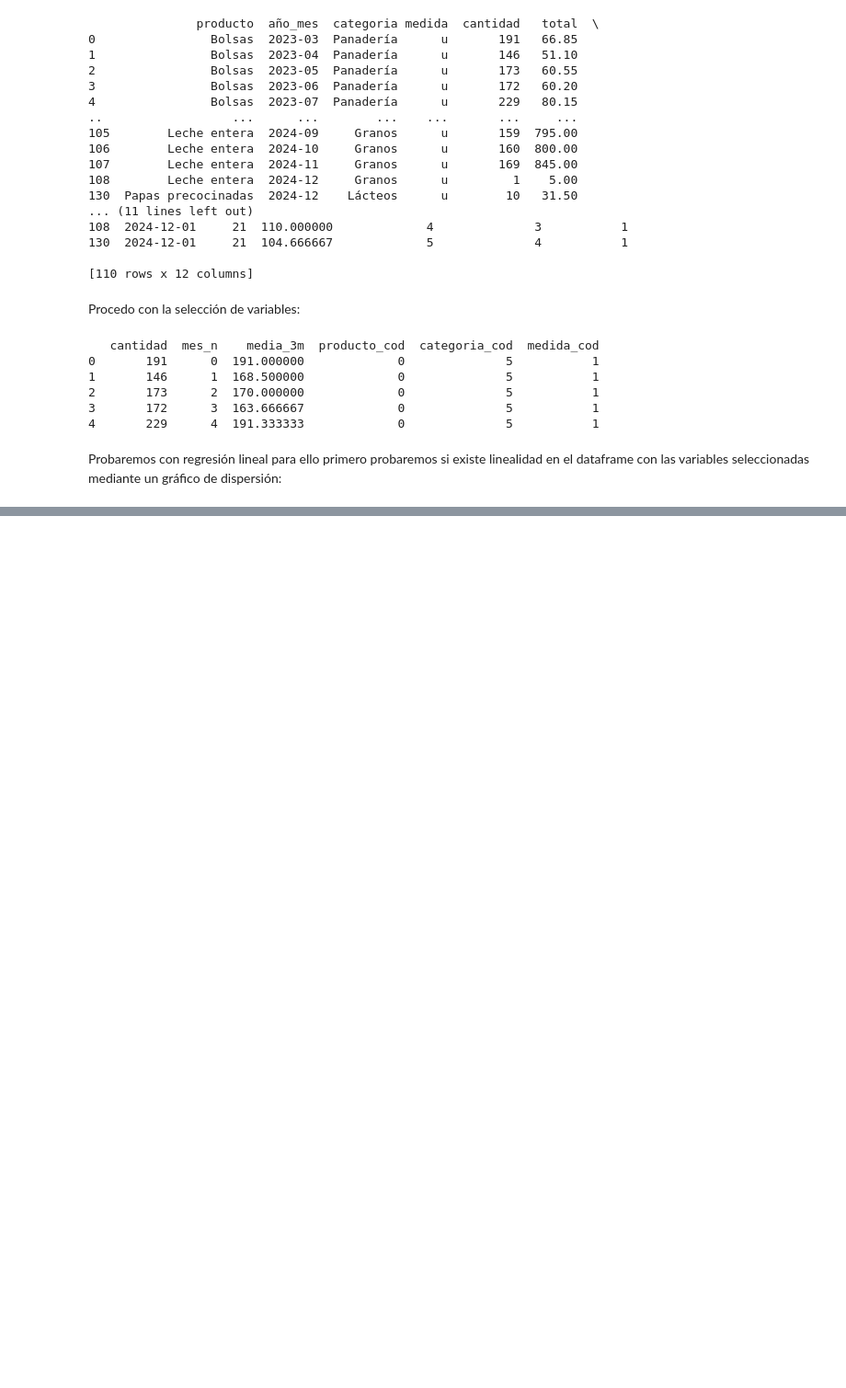
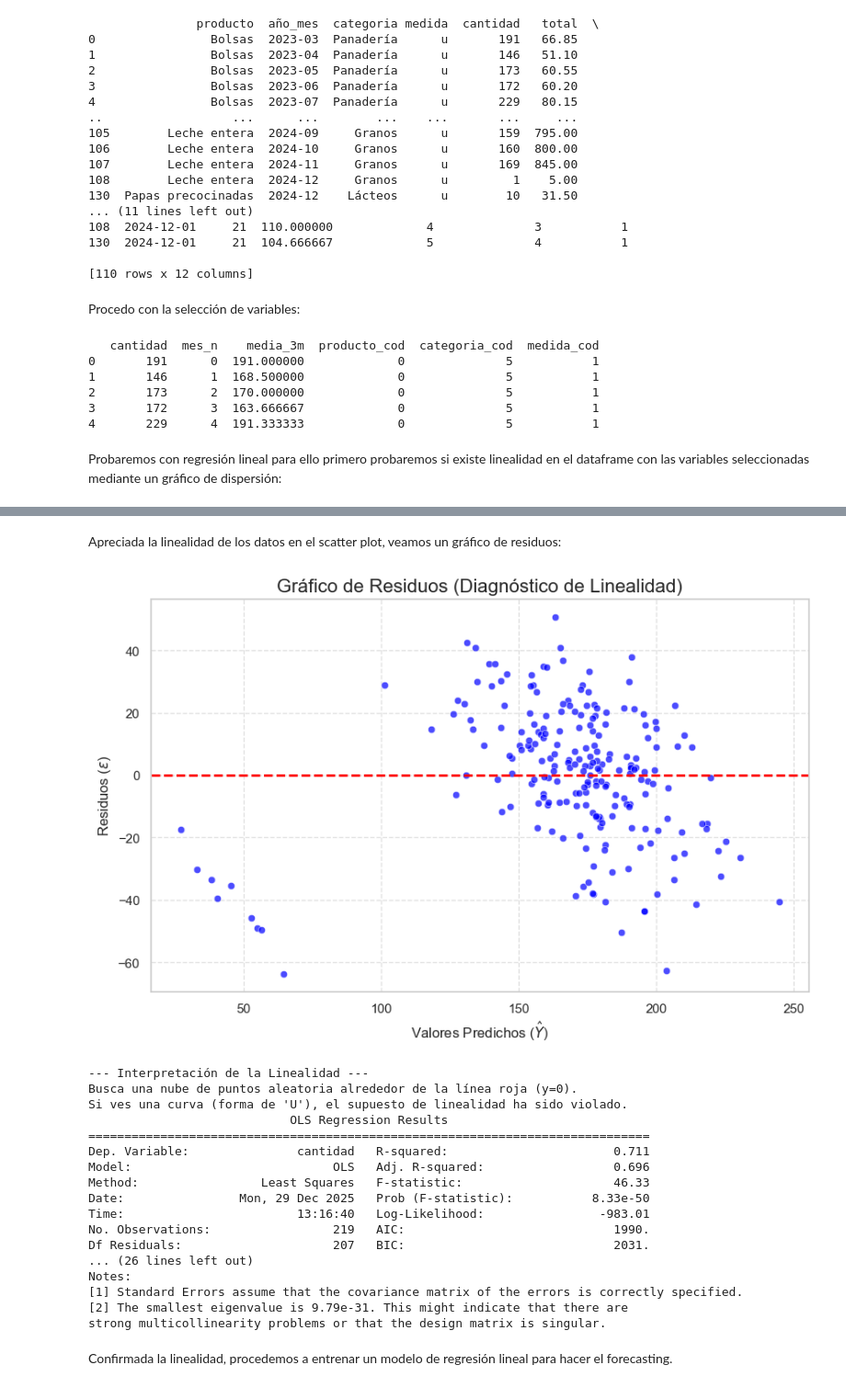
Before and after one commit to Arizael000/logisticPrediction, a Jupyter notebook: Version 2/Training_test.ipynb, the cells around one changed output, grey strips where cells are left out. Shown at 92% size. Drawn from its saved outputs; the diff is of its cells as text; code cells hidden in the pictures; blank space fills up the shorter version.

```diff
--- a/Version 2/Training_test.ipynb
+++ b/Version 2/Training_test.ipynb
@@ -95,0 +127,79 @@ plt.show()
+# %% [markdown]
+Apreciada la linealidad de los datos en el scatter plot, veamos un gráfico de residuos:
+# %%
+import statsmodels.api as sm
+import pandas as pd
+import matplotlib.pyplot as plt
+import seaborn as sns
+
+
+
+# =========================================================
+# PASOS PARA EL GRÁFICO DE RESIDUOS
+# =========================================================
+
+# 1. Preparación de Variables Predictoras (X)
+X = dfforPrediction.drop(columns=["cantidad"]).copy()
+X = pd.get_dummies(X, columns=['producto_cod'], drop_first=True)
+
+# PASO CLAVE DE CORRECCIÓN: CONVERTIR TODA LA MATRIZ X A FLOAT
+# Esto garantiza que no quede ninguna columna de tipo 'object'
+X = X.astype(float)
+
+# Agregamos la constante (el intercepto B0) al modelo
+X = sm.add_constant(X)
+
+# Nos aseguramos que Y también sea float
+Y = dfforPrediction['cantidad'].astype(float)
+
+# 1.1 Separar el conjunto de datos
+
+# 2. Ajuste del Modelo de Regresión Lineal (OLS)
+modelo = sm.OLS(Y, X).fit()
+
+# 3. Obtener los Residuos y Valores Predichos
+residuos = modelo.resid
+valores_predichos = modelo.fittedvalues
+
+# 4. Crear el Gráfico de Residuos
+plt.figure(figsize=(10, 6))
+
+# Trazamos los Residuos (Y) vs. Valores Predichos (X)
+# Este es el gráfico de diagnóstico estándar para linealidad y homocedasticidad.
+sns.scatterplot(x=valores_predichos, y=residuos, color='blue', alpha=0.7)
+
+# Línea de referencia horizontal en y=0
+plt.axhline(y=0, color='red', linestyle='--', linewidth=2)
+
+plt.title('Gráfico de Residuos (Diagnóstico de Linealidad)', fontsize=16)
+# CÓDIGO CON LA CORRECCIÓN:
+plt.xlabel(r'Valores Predichos ($\hat{Y}$)', fontsize=12)
+plt.ylabel(r'Residuos ($\epsilon$)', fontsize=12)
+plt.grid(True, linestyle='--', alpha=0.6)
+plt.show()
+
+print("\n--- Interpretación de la Linealidad ---")
+print("Busca una nube de puntos aleatoria alrededor de la línea roja (y=0).")
+print("Si ves una curva (forma de 'U'), el supuesto de linealidad ha sido violado.")
+print(modelo.summary()) # Descomenta para ver todas las estadísticas del modelo
+# %% [output]
+[figure, added]
+--- Interpretación de la Linealidad ---
+Busca una nube de puntos aleatoria alrededor de la línea roja (y=0).
+Si ves una curva (forma de 'U'), el supuesto de linealidad ha sido violado.
+                            OLS Regression Results
+==============================================================================
+Dep. Variable:               cantidad   R-squared:                       0.711
+Model:                            OLS   Adj. R-squared:                  0.696
+Method:                 Least Squares   F-statistic:                     46.33
+Date:                Mon, 29 Dec 2025   Prob (F-statistic):           8.33e-50
+Time:                        13:16:40   Log-Likelihood:                -983.01
+No. Observations:                 219   AIC:                             1990.
+Df Residuals:                     207   BIC:                             2031.
+... (26 lines left out)
+Notes:
+[1] Standard Errors assume that the covariance matrix of the errors is correctly specified.
+[2] The smallest eigenvalue is 9.79e-31. This might indicate that there are
+strong multicollinearity problems or that the design matrix is singular.
+# %% [markdown]
+Confirmada la linealidad, procedemos a entrenar un modelo de regresión lineal para hacer el forecasting.
```
Also changed, not shown: parts of 11 cells of this notebook, 7 other files.
